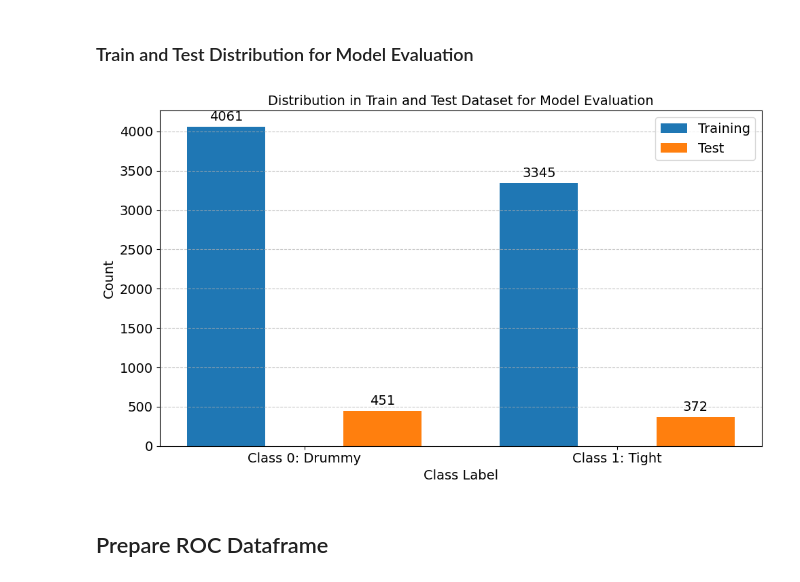
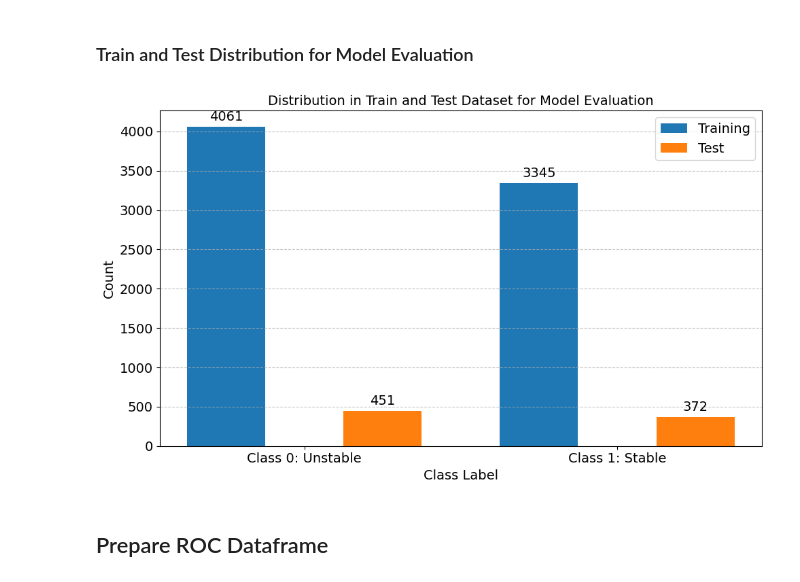
Before and after one commit to kanwarSINGH03/acoustic_signal_classification, a Jupyter notebook: evaluation/paper_evaluations/P2_experiments.ipynb, the cells around one changed output. Drawn from its saved outputs; the diff is of its cells as text; code cells hidden in the pictures.

```diff
--- a/evaluation/paper_evaluations/P2_experiments.ipynb
+++ b/evaluation/paper_evaluations/P2_experiments.ipynb
@@ -228,35 +228,35 @@ class_labels = [0, 1]
 
 train_class_counts = [train_count_dict.get(0, 0), train_count_dict.get(1, 0)]
 test_class_counts = [test_count_dict.get(0, 0), test_count_dict.get(1, 0)]
 
 x = np.arange(len(class_labels))
 
 bar_width = 0.25
 
 plt.figure(figsize=(10, 6))
 train_bars = plt.bar(x - bar_width, train_class_counts, width=bar_width, label="Training")
 test_bars = plt.bar(x + bar_width, test_class_counts, width=bar_width, label="Test")
 
 plt.xlabel("Class Label", fontsize=14)
 plt.ylabel("Count", fontsize=14)
 plt.title("Distribution in Train and Test Dataset for Model Evaluation", fontsize=14)
-plt.xticks(x, ["Class 0: Drummy", "Class 1: Tight"], fontsize=14)
+plt.xticks(x, ["Class 0: Unstable", "Class 1: Stable"], fontsize=14)
 plt.yticks(fontsize=14)
 plt.grid(axis="y", linestyle="--", alpha=0.7)
 
 all_counts = train_class_counts + test_class_counts
 text_offset = max(all_counts) * 0.01
 
 for bars in [train_bars, test_bars]:
     for bar in bars:
         count = int(bar.get_height())
         plt.text(bar.get_x() + bar.get_width() / 2, bar.get_height() + text_offset, str(count), ha="center", va="bottom", fontsize=14)
 
 plt.legend(fontsize=14)
 plt.tight_layout()
 plt.show()
 # %% [output]
-[figure, old version]
+[figure, new version]
 # %% [markdown]
 ## Prepare ROC Dataframe
 # %%
```
Also changed, not shown: parts of 2 cells of this notebook.
